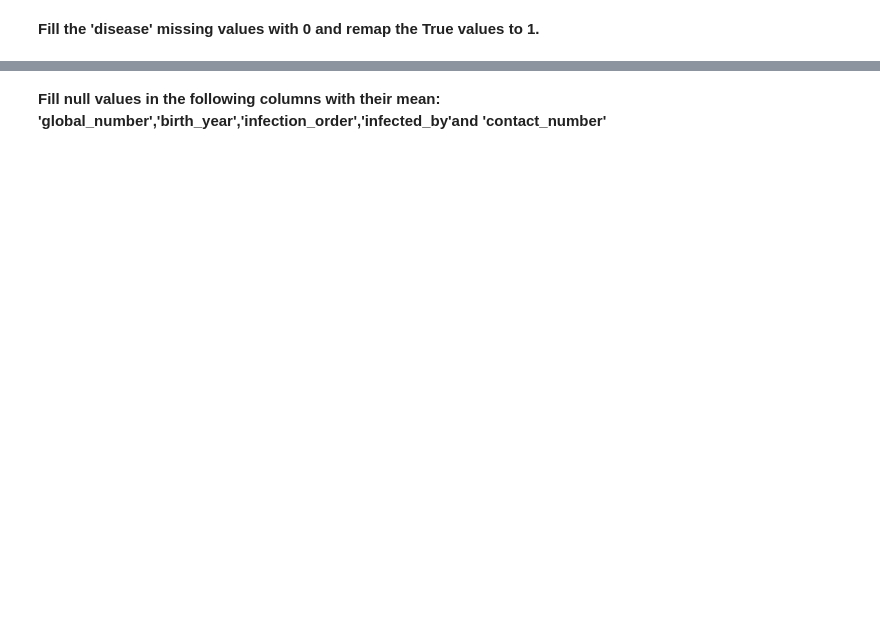
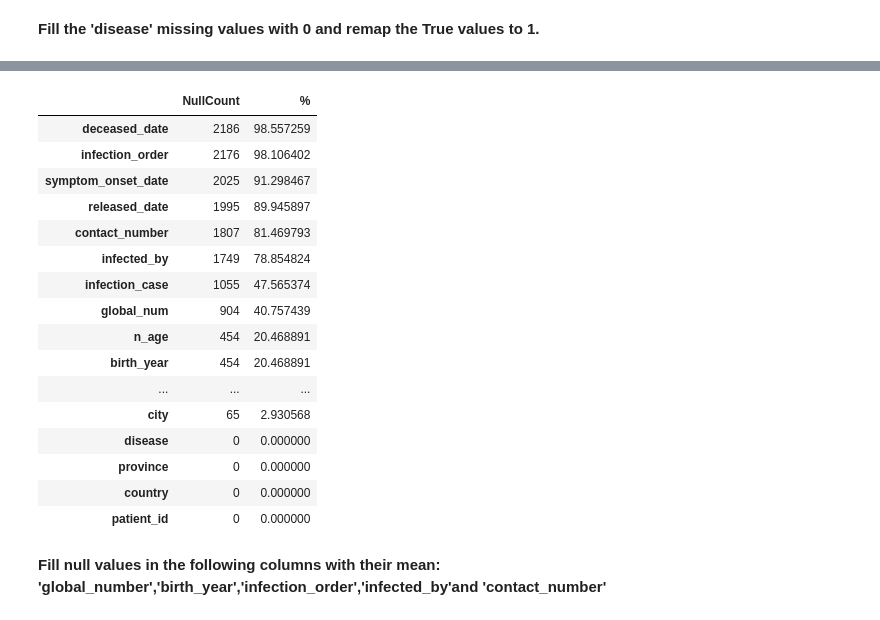
Before and after one commit to JasonCaldwellMBA/RandomForest_Covid_Case_Study, a Jupyter notebook: RandomForest_casestudy_covid19.ipynb, the cells around one changed output, grey strips where cells are left out. Saved outputs shown, nothing was run; the diff lists cells and outputs as text; code cells hidden in the pictures; blank space fills up the shorter version.

```diff
--- a/RandomForest_casestudy_covid19.ipynb
+++ b/RandomForest_casestudy_covid19.ipynb
@@ -103,3 +103,11 @@ deceased      32
 Name: state, dtype: int64
 # %% [markdown]
  **Create a new column named 'n_age' which is the calculated age based on the birth year column.**
+# %%
+# Calculating from the current year. This will be slightly inaccurate because:
+# a) only have the birth year, and
+# b) haven't added logic for deceased individuals.
+
+now = pd.datetime.now()
+df["n_age"] = now.year - df.birth_year
+df.head()
@@ -112,2 +168,9 @@ df.info()
 # %% [markdown]
  **Fill the 'disease' missing values with 0 and remap the True values to 1.**
+# %%
+print("Before: ")
+print(df.disease.value_counts())
+df.disease.fillna(0, inplace=True)
+df['disease'] = df['disease'].astype(int)
+print("After:")
+print(df.disease.value_counts())
@@ -114,2 +185,24 @@ df.info()
+# %%
+missing = pd.concat([df.isnull().sum(), 100 * df.isnull().mean()], axis=1)
+missing.columns = ['NullCount', '%']
+missing.sort_values(by='%', ascending=False)
+# %% [output]
+|  | NullCount | % |
+| deceased_date | 2186 | 98.557259 |
+| infection_order | 2176 | 98.106402 |
+| symptom_onset_date | 2025 | 91.298467 |
+| released_date | 1995 | 89.945897 |
+| contact_number | 1807 | 81.469793 |
+| infected_by | 1749 | 78.854824 |
+| infection_case | 1055 | 47.565374 |
+| global_num | 904 | 40.757439 |
+| n_age | 454 | 20.468891 |
+| birth_year | 454 | 20.468891 |
+| ... | ... | ... |
+| city | 65 | 2.930568 |
+| disease | 0 | 0.000000 |
+| province | 0 | 0.000000 |
+| country | 0 | 0.000000 |
+| patient_id | 0 | 0.000000 |
 # %% [markdown]
  **Fill null values in the following columns with their mean: 'global_number','birth_year','infection_order','infected_by'and 'contact_number'**
```
Also changed, not shown: parts of 19 cells of this notebook, 2 other files.
